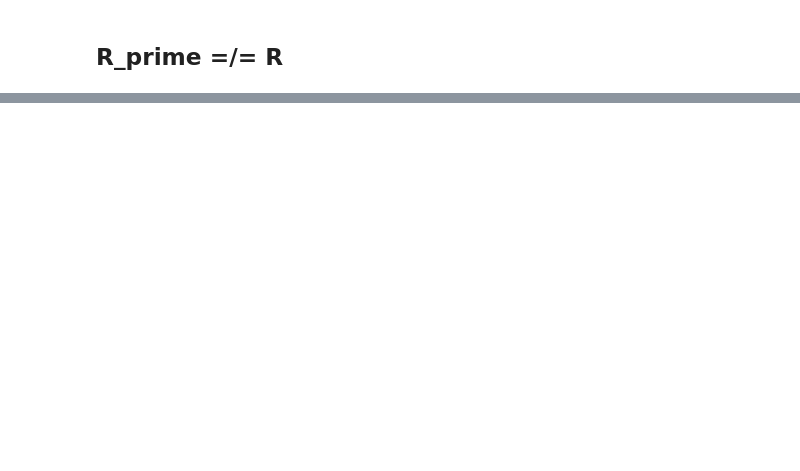
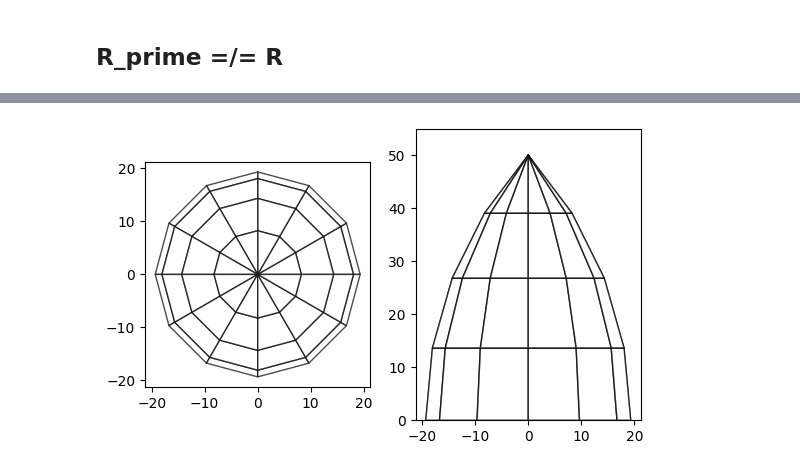
Before and after one commit to JakeLmp/polygonal-domes, a Jupyter notebook: pointy_polygonal_domes.ipynb, the cells around one changed output, grey strips where cells are left out. Drawn from its saved outputs; the diff is of its cells as text; code cells hidden in the pictures; blank space fills up the shorter version.

Commit message:
working code for R=/=R_prime. Still need to figure out user-configurable R_prime

```diff
--- a/pointy_polygonal_domes.ipynb
+++ b/pointy_polygonal_domes.ipynb
@@ -22,0 +24,37 @@ NameError: name 'm' is not defined
+# %%
+# working out vertical dimensions
+M1 = (0, 0)                         # centre of base circle
+A = (M1[0], M1[1] + H)              # top of structure
+B = (M1[0] + R, M1[1])              # side of structure
+S = ((A[0]+B[0])/2, (A[1]+B[1])/2)  # midpoint between A and B
+
+d = np.sqrt((B[0]-A[0])**2 + (B[1]-A[1])**2)
+l = d/2
+h = np.sqrt(d**2 - l**2) if not "R_prime" in globals() \
+    else np.sqrt(R_prime**2 - l**2)
+
+a = (l/d)*(B[0] - A[0]) + (h/d)*(B[1] - A[1]) + A[0]
+b = (l/d)*(B[1] - A[1]) - (h/d)*(B[0] - A[0]) + A[1]
+
+M2 = (a, b)
+
+a = (l/d)*(B[0] - A[0]) - (h/d)*(B[1] - A[1]) + A[0]
+b = (l/d)*(B[1] - A[1]) + (h/d)*(B[0] - A[0]) + A[1]
+
+M2B = (a, b)
+
+# figuring out where M2 would be on x-axis
+m = (M2B[1] - M2[1])/(M2B[0] - M2[0])
+c = M2[1] - m*M2[0]
+
+if not "R_prime" in globals():
+    R_prime = R + c/m   # radius of vertical circle when centred in base plane
+    M_vert = (-c/m, 0)  # centre on x-axis (i.e. in base plane)
+else:
+    M_vert = M2
+
+t1 = np.asin((B[1] - M_vert[1])/R_prime)
+t2 = np.acos((A[0] - M_vert[0])/R_prime)
+td = (t2 - t1)/NR_LAYERS
+L = np.array([(R_prime*np.cos(i*td + t1) + M_vert[0],
+               R_prime*np.sin(i*td + t1) + M_vert[1]) for i in range(NR_LAYERS+1)])
@@ -26,13 +102,11 @@ def idx(i, j):
     return i%NR_SIDES + NR_SIDES*j%(NR_SIDES*(NR_LAYERS+1))
 
 def create_polys(angle_offset):
-    # get all angular coordinates in a suitably formatted input array
-    alphas = np.linspace(angle_offset, 2*np.pi + angle_offset, NR_SIDES, endpoint=False)
-    betas = np.linspace(0, GAMMA, (NR_LAYERS+1), endpoint=True)
+    alphas = np.linspace(angle_offset, 2*np.pi+angle_offset, NR_SIDES, endpoint=False)
+    betas = np.linspace(t1, t2, (NR_LAYERS+1), endpoint=True)
     X, Y = np.meshgrid(alphas, betas)
     angles = np.array([X.flatten(), Y.flatten()]).T
 
-    # calculate actual (cartesian) coordinates of vertices
     xyz = np.zeros((angles.shape[0], 3))
     xyz[:, 0] = (R - R_prime*(1 - np.cos(angles[:,1])))*np.cos(angles[:,0])
     xyz[:, 1] = (R - R_prime*(1 - np.cos(angles[:,1])))*np.sin(angles[:,0])
@@ -61,27 +135,29 @@ polys = create_polys(angle_offset)
 # %%
 fig, axs = plt.subplots(1,2)
 
 # TOP VIEW PROJECTION
 poly = PolyCollection(polys[:,:,:2], alpha=0.7)
 poly.set_facecolor('white')
 poly.set_edgecolor('black')
 
 axs[0].add_collection(poly)
 
 lim = 1.1*R
 axs[0].set_xlim(-lim, lim)
 axs[0].set_ylim(-lim, lim)
 axs[0].set_aspect('equal')
 
 # SIDE VIEW PROJECTION
 poly = PolyCollection(polys[:,:,0::2], alpha=0.7)
 poly.set_facecolor('white')
 poly.set_edgecolor('black')
 axs[1].add_collection(poly)
 
 lim = 1.1*R
 axs[1].set_xlim(-lim, lim)
-axs[1].set_ylim(0, 2*H)
+axs[1].set_ylim(0, 1.1*H)
 axs[1].set_aspect('equal')
 
 fig.show()
+# %% [output]
+[figure, added]
```
Also changed, not shown: parts of 10 cells of this notebook, 1 other file.
